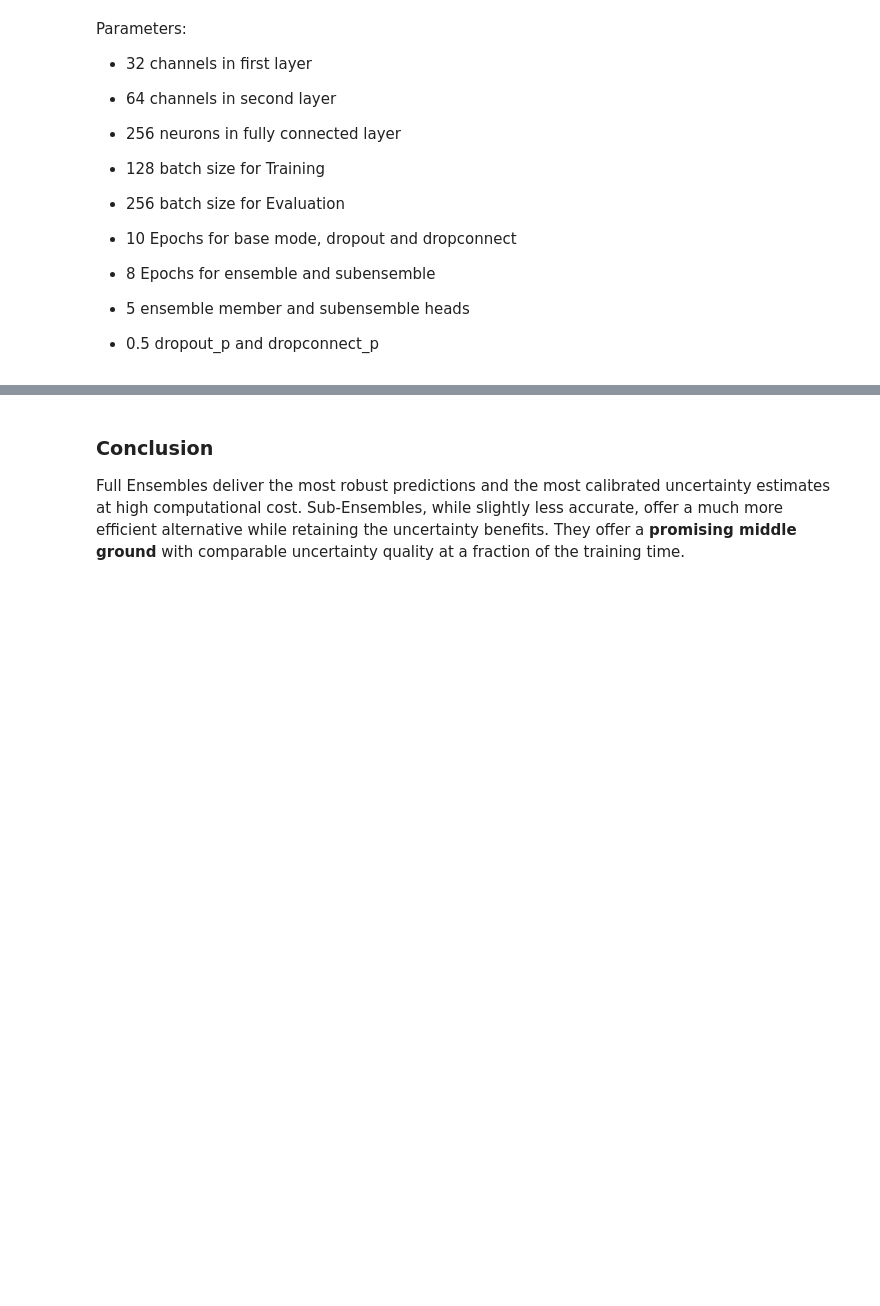
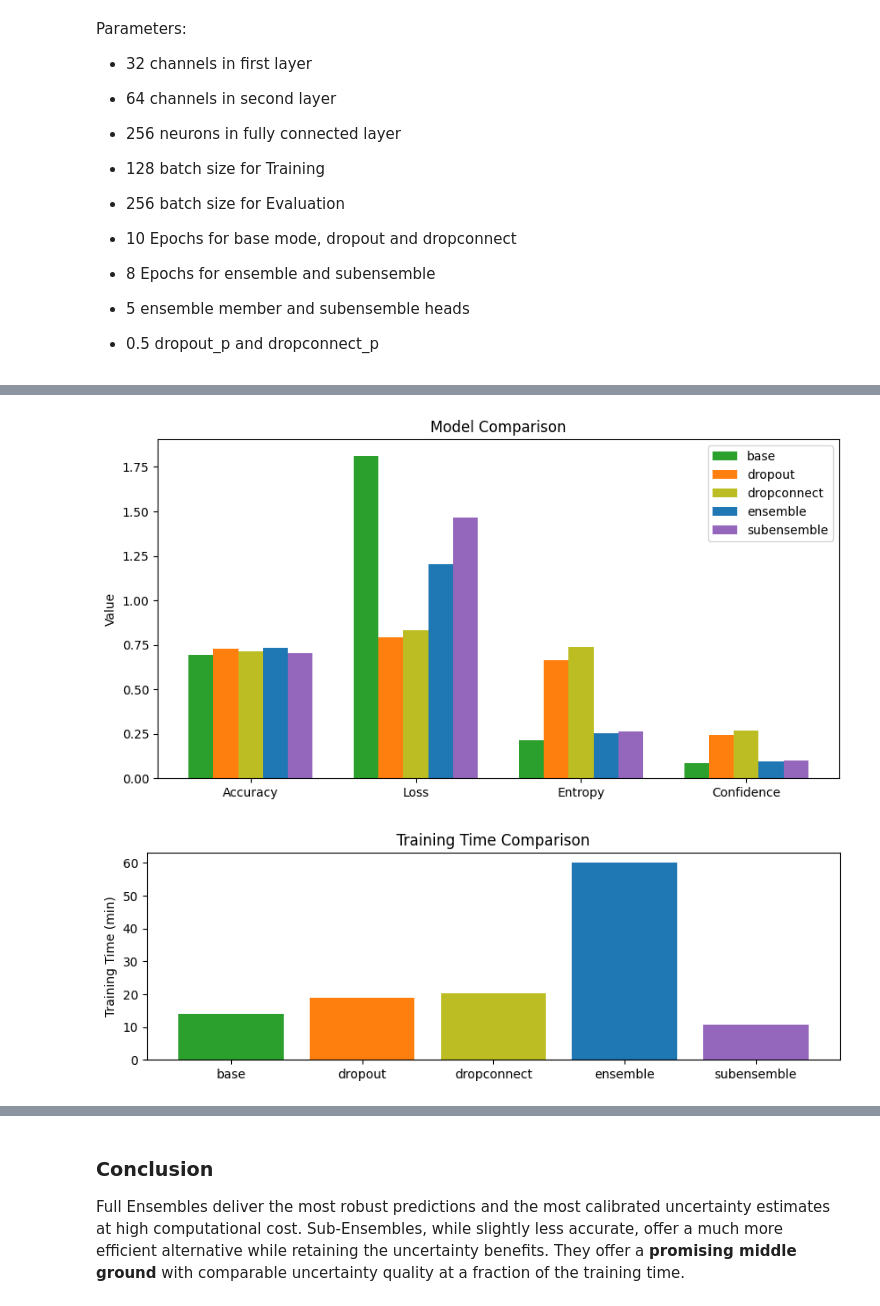
Before and after one commit to elias0224/probly, a Jupyter notebook: notebooks/examples/sub_ensembles_fue.ipynb, the cells around one changed output, grey strips where cells are left out. Cells and saved outputs as stored; diff of their text form; code cells hidden in the pictures; blank space fills up the shorter version.

```diff
--- a/notebooks/examples/sub_ensembles_fue.ipynb
+++ b/notebooks/examples/sub_ensembles_fue.ipynb
@@ -373 +209,71 @@ plt.show()
+# %%
+import matplotlib.pyplot as plt
+import numpy as np
+
+results = {
+    "base": {
+        "acc": 0.6955,
+        "loss": 1.8135123289108277,
+        "entropy": 0.21580944175720215,
+        "confidence": 0.08432607227563858,
+        "train_time": 841.9727296829224,
+    },
+    "dropout": {
+        "acc": 0.7291,
+        "loss": 0.7940595424652099,
+        "entropy": 0.6627747758865357,
+        "confidence": 0.24513579890727996,
+        "train_time": 1130.0001056194305,
+    },
+    "dropconnect": {
+        "acc": 0.7148,
+        "loss": 0.8307193132400512,
+        "entropy": 0.7387115199565888,
+        "confidence": 0.2664609573125839,
+        "train_time": 1210.7464382648468,
+    },
+    "ensemble": {
+        "acc": 0.7352,
+        "loss": 1.2056888597488404,
+        "entropy": 0.2545359429597855,
+        "confidence": 0.09759825307130814,
+        "train_time": 3603.2559394836426,
+    },
+    "subensemble": {
+        "acc": 0.7016,
+        "loss": 1.463328649520874,
+        "entropy": 0.26385503091812135,
+        "confidence": 0.10132622718811035,
+        "train_time": 643.0661900043488,
+    },
+}
+
+colors = ["tab:green", "tab:orange", "tab:olive", "tab:blue", "tab:purple"]
+models = list(results.keys())
+
+# Plot
+metrics = ["acc", "loss", "entropy", "confidence"]
+x = np.arange(len(metrics))
+bar_width = 0.15
+
+fig, ax = plt.subplots(figsize=(10, 5))
+for i, m in enumerate(models):
+    values = [float(results[m][met]) for met in metrics]
+    ax.bar(x + i * bar_width, values, bar_width, color=colors[i], label=m)
+
+ax.set_xticks(x + bar_width * (len(models) - 1) / 2)
+ax.set_xticklabels(["Accuracy", "Loss", "Entropy", "Confidence"])
+ax.set_ylabel("Value")
+ax.set_title("Model Comparison")
+ax.legend()
+plt.show()
+
+fig, ax = plt.subplots(figsize=(10, 3))
+ax.bar(models, [float(results[m]["train_time"] / 60) for m in models], color=colors)
+ax.set_ylabel("Training Time (min)")
+ax.set_title("Training Time Comparison")
+plt.show()
+# %% [output]
+[figure, added]
+[figure, added]
 # %% [markdown]
```
Also changed, not shown: parts of 16 cells of this notebook.
